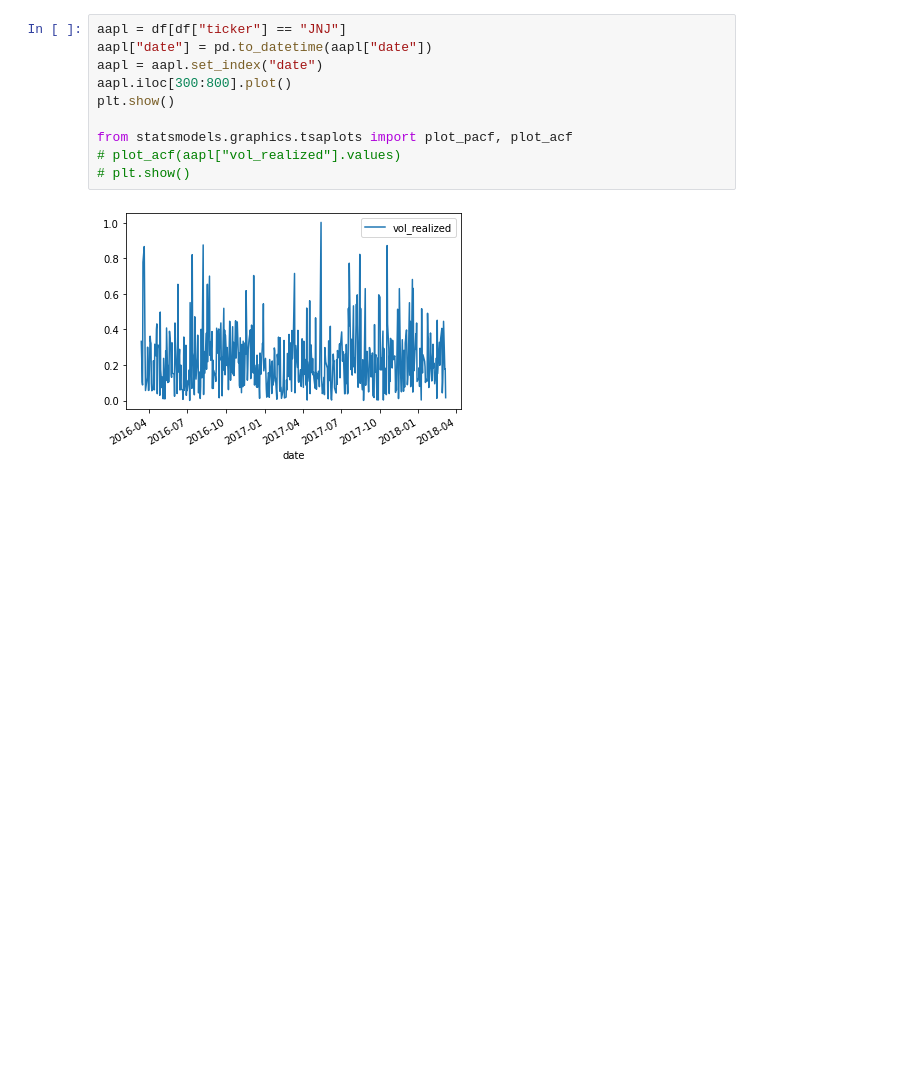
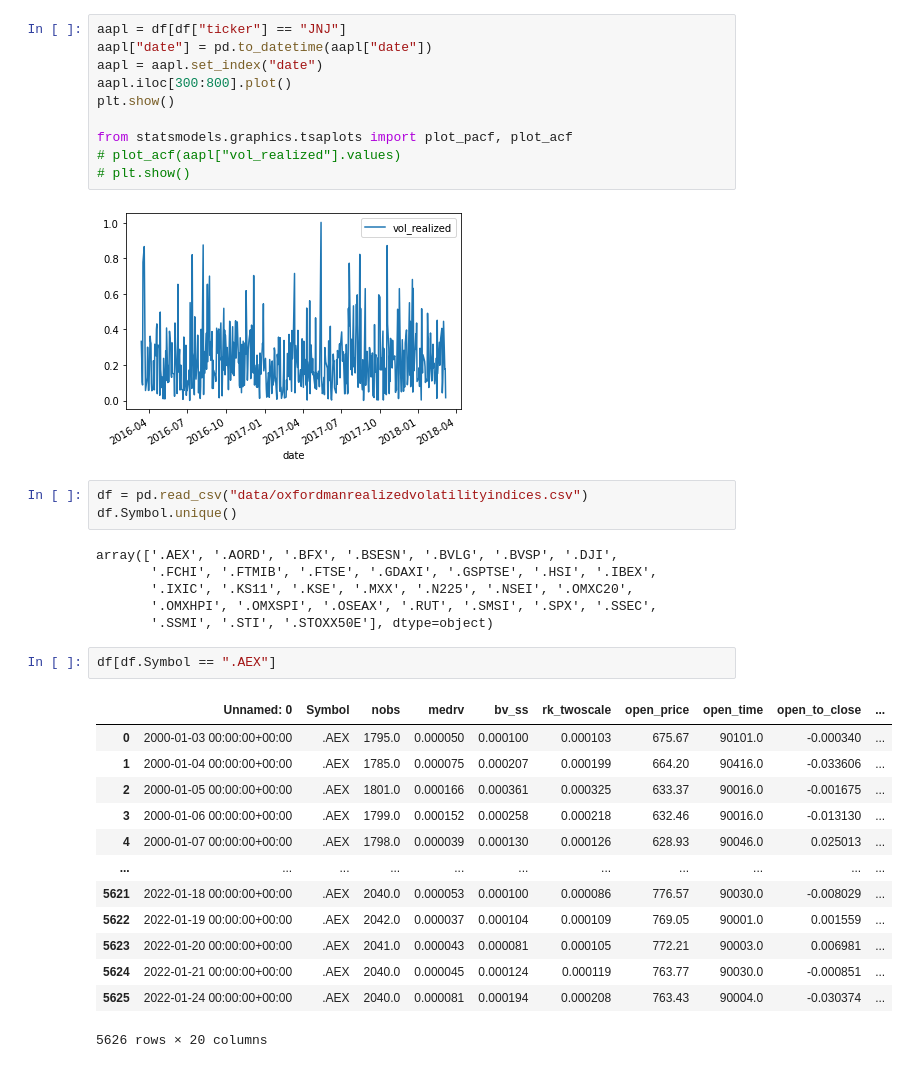
Before and after one commit to CodingNoob234/casestudy-neural-networks, a Jupyter notebook: view_data.ipynb, the cells around one changed output. Drawn from its saved outputs; the diff is of its cells as text; blank space fills up the shorter version.

```diff
--- a/view_data.ipynb
+++ b/view_data.ipynb
@@ -133,3 +135,28 @@ from statsmodels.graphics.tsaplots import plot_pacf, plot_acf
 # plt.show()
 # %% [output]
 [figure]
+# %%
+df = pd.read_csv("data/oxfordmanrealizedvolatilityindices.csv")
+df.Symbol.unique()
+# %% [output]
+array(['.AEX', '.AORD', '.BFX', '.BSESN', '.BVLG', '.BVSP', '.DJI',
+       '.FCHI', '.FTMIB', '.FTSE', '.GDAXI', '.GSPTSE', '.HSI', '.IBEX',
+       '.IXIC', '.KS11', '.KSE', '.MXX', '.N225', '.NSEI', '.OMXC20',
+       '.OMXHPI', '.OMXSPI', '.OSEAX', '.RUT', '.SMSI', '.SPX', '.SSEC',
+       '.SSMI', '.STI', '.STOXX50E'], dtype=object)
+# %%
+df[df.Symbol == ".AEX"]
+# %% [output]
+|  | Unnamed: 0 | Symbol | nobs | medrv | bv_ss | rk_twoscale | open_price | open_time | open_to_close | ... |
+| 0 | 2000-01-03 00:00:00+00:00 | .AEX | 1795.0 | 0.000050 | 0.000100 | 0.000103 | 675.67 | 90101.0 | -0.000340 | ... |
+| 1 | 2000-01-04 00:00:00+00:00 | .AEX | 1785.0 | 0.000075 | 0.000207 | 0.000199 | 664.20 | 90416.0 | -0.033606 | ... |
+| 2 | 2000-01-05 00:00:00+00:00 | .AEX | 1801.0 | 0.000166 | 0.000361 | 0.000325 | 633.37 | 90016.0 | -0.001675 | ... |
+| 3 | 2000-01-06 00:00:00+00:00 | .AEX | 1799.0 | 0.000152 | 0.000258 | 0.000218 | 632.46 | 90016.0 | -0.013130 | ... |
+| 4 | 2000-01-07 00:00:00+00:00 | .AEX | 1798.0 | 0.000039 | 0.000130 | 0.000126 | 628.93 | 90046.0 | 0.025013 | ... |
+| ... | ... | ... | ... | ... | ... | ... | ... | ... | ... | ... |
+| 5621 | 2022-01-18 00:00:00+00:00 | .AEX | 2040.0 | 0.000053 | 0.000100 | 0.000086 | 776.57 | 90030.0 | -0.008029 | ... |
+| 5622 | 2022-01-19 00:00:00+00:00 | .AEX | 2042.0 | 0.000037 | 0.000104 | 0.000109 | 769.05 | 90001.0 | 0.001559 | ... |
+| 5623 | 2022-01-20 00:00:00+00:00 | .AEX | 2041.0 | 0.000043 | 0.000081 | 0.000105 | 772.21 | 90003.0 | 0.006981 | ... |
+| 5624 | 2022-01-21 00:00:00+00:00 | .AEX | 2040.0 | 0.000045 | 0.000124 | 0.000119 | 763.77 | 90030.0 | -0.000851 | ... |
+| 5625 | 2022-01-24 00:00:00+00:00 | .AEX | 2040.0 | 0.000081 | 0.000194 | 0.000208 | 763.43 | 90004.0 | -0.030374 | ... |
+5626 rows × 20 columns
```
Also changed, not shown: parts of 1 cell of this notebook, 7 other files.
